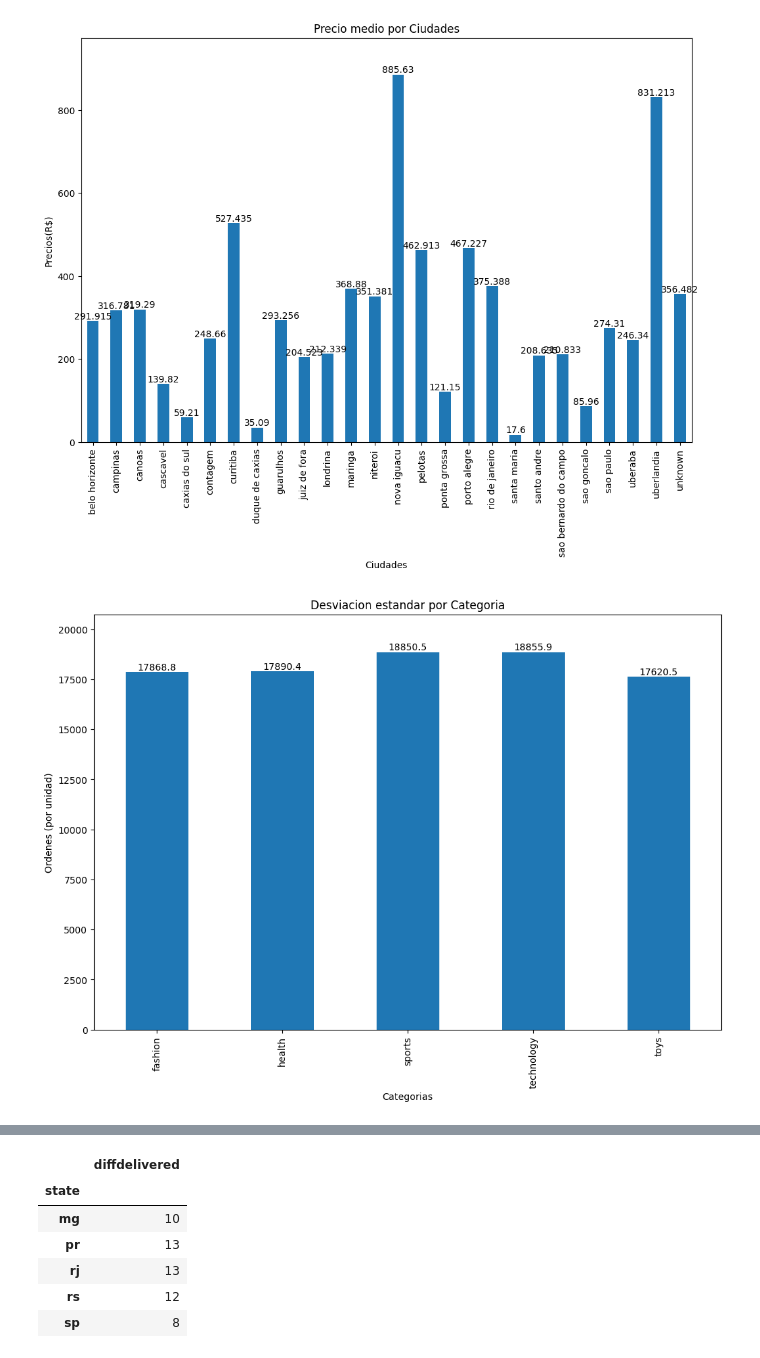
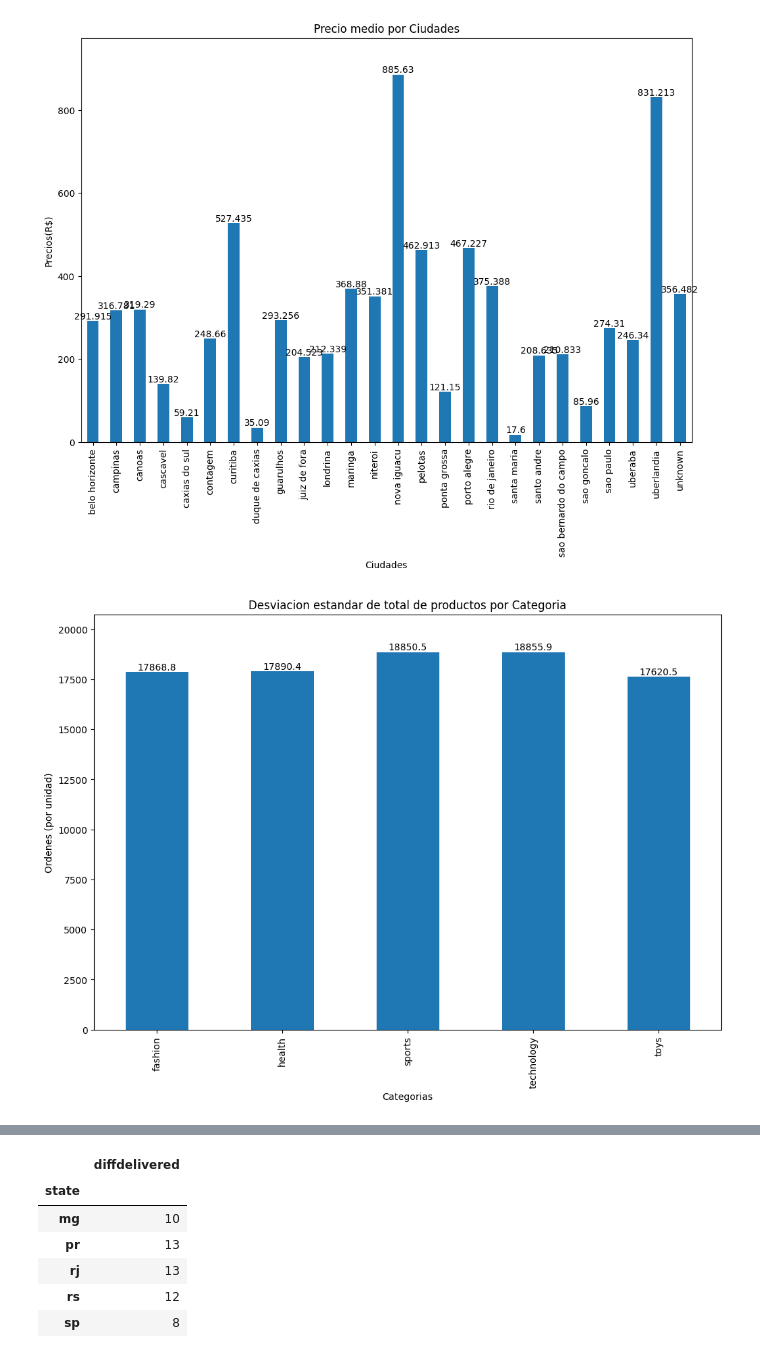
Before and after one commit to julvc/python_diplo, a Jupyter notebook: Julio_Varas_MP1.ipynb, the cells around one changed output, grey strips where cells are left out. Saved outputs shown, nothing was run; the diff lists cells and outputs as text; code cells hidden in the pictures.

```diff
--- a/Julio_Varas_MP1.ipynb
+++ b/Julio_Varas_MP1.ipynb
@@ -500,11 +500,11 @@ ax.margins(y=0.1)
 # %%
 # Gráfico 3: [ TÍTULO DEL GRÁFICO ]
 
-ax = df.groupby('category')['order'].std().plot(kind='bar', figsize=(12, 8), title='Desviacion estandar por Categoria', xlabel='Categorias', ylabel='Ordenes (por unidad)', legend=False)
+ax = df.groupby('category')['order'].std().plot(kind='bar', figsize=(12, 8), title='Desviacion estandar de total de productos por Categoria', xlabel='Categorias', ylabel='Ordenes (por unidad)', legend=False)
 ax.bar_label(ax.containers[0], label_type='edge')
 ax.margins(y=0.1)
 # %% [output]
-[figure, old version]
+[figure, new version]
 # %% [markdown]
 # 4. Marketing ama los gráficos. Pero el CEO es una persona de números. Te pide un informe con 3 estadísticas MUY interesantes y NUEVAS de los datos.
 
```
Also changed, not shown: parts of 13 cells of this notebook.
